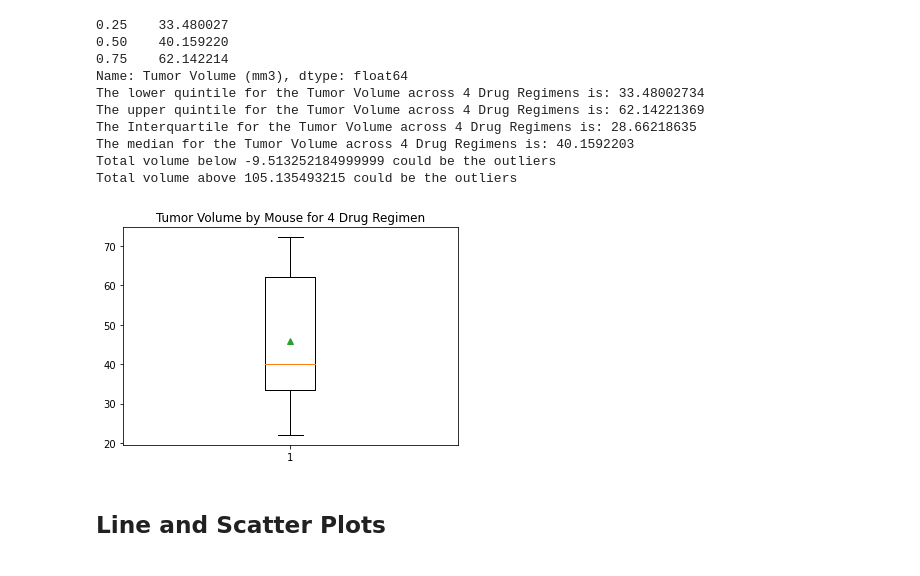
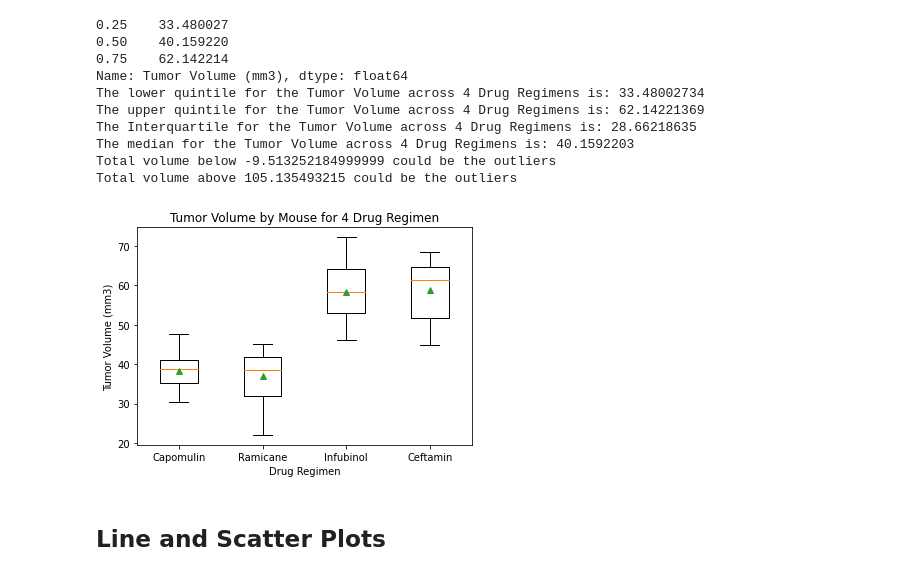
Before and after one commit to tarakp/Data_Analytics, a Jupyter notebook: 05-Matplotlib-Challenge/pymaceuticals_starter.ipynb, the cells around one changed output. Drawn from its saved outputs; the diff is of its cells as text; code cells hidden in the pictures.

```diff
--- a/05-Matplotlib-Challenge/pymaceuticals_starter.ipynb
+++ b/05-Matplotlib-Challenge/pymaceuticals_starter.ipynb
@@ -279,16 +280,60 @@ The Interquartile for the Tumor Volume across 4 Drug Regimens is: 28.66218635
 The median for the Tumor Volume across 4 Drug Regimens is: 40.1592203
 Total volume below -9.513252184999999 could be the outliers
 Total volume above 105.135493215 could be the outliers
-# %%
-## Generate a box plot of the final tumor volume of each mouse across four regimens of interest
-times = scc_45_4_reg_df['Tumor Volume (mm3)']
-times
-fig1, ax1 = plt.subplots()
-ax1.set_title('Tumor Volume by Mouse for 4 Drug Regimen')
-ax1.boxplot(times, showmeans=True)
-plt.show()
-# %% [output]
-[figure, removed]
+# %%
+## Generate a box plot of the final tumor volume of each mouse across four regimens of interest
+# times = scc_45_4_reg_df['Tumor Volume (mm3)']
+# times
+# fig1, ax1 = plt.subplots()
+# ax1.set_title('Tumor Volume by Mouse for 4 Drug Regimen')
+# ax1.boxplot(times, showmeans=True)
+# plt.show()
+
+# scc_4_reg_cap_df = scc_df_drop_duplicate[((scc_df_drop_duplicate['Drug Regimen'] == 'Capomulin') & (scc_df_drop_duplicate['Timepoint'] == 45))].reset_index()
+# scc_4_reg_cap_df
+# scc_4_reg_ram_df = scc_df_drop_duplicate[((scc_df_drop_duplicate['Drug Regimen'] == 'Ramicane') & (scc_df_drop_duplicate['Timepoint'] == 45))].reset_index()
+# scc_4_reg_ram_df
+# # # scc_4_reg_inf_df = scc_df_drop_duplicate[((scc_df_drop_duplicate['Drug Regimen'] == 'Infubinol') & (scc_df_drop_duplicate['Timepoint'] == 45))].reset_index()
+# # # scc_4_reg_inf_df
+# # scc_4_reg_cef_df = scc_df_drop_duplicate[((scc_df_drop_duplicate['Drug Regimen'] == 'Ceftamin') & (scc_df_drop_duplicate['Timepoint'] == 45))].reset_index()
+# # scc_4_reg_cef_df
+
+final_df = scc_df_drop_duplicate[['Mouse ID', 'Drug Regimen', 'Timepoint', 'Age_months', 'Weight (g)', 'Tumor Volume (mm3)']]
+
+scc_4_reg_cap_df = final_df[(final_df['Drug Regimen'] == 'Capomulin')]
+scc_age_cap_df = scc_4_reg_cap_df.groupby(['Age_months']).last()
+scc_age_cap_df
+
+scc_4_reg_ram_df = final_df[(final_df['Drug Regimen'] == 'Ramicane')]
+scc_age_ram_df = scc_4_reg_ram_df.groupby(['Age_months']).last()
+scc_age_ram_df
+
+scc_4_reg_inf_df = final_df[(final_df['Drug Regimen'] == 'Infubinol')]
+scc_age_inf_df = scc_4_reg_inf_df.groupby(['Age_months']).last()
+scc_age_inf_df
+
+scc_4_reg_cef_df = final_df[(final_df['Drug Regimen'] == 'Ceftamin')]
+scc_age_cef_df = scc_4_reg_cef_df.groupby(['Age_months']).last()
+scc_age_cef_df
+
+
+times = {'Capomulin': scc_age_cap_df['Tumor Volume (mm3)'],
+         'Ramicane': scc_age_ram_df['Tumor Volume (mm3)'],
+         'Infubinol': scc_age_inf_df['Tumor Volume (mm3)'],
+         'Ceftamin': scc_age_cef_df['Tumor Volume (mm3)']}
+times
+
+
+
+fig1, ax1 = plt.subplots()
+ax1.set_title('Tumor Volume by Mouse for 4 Drug Regimen')
+ax1.boxplot(times.values(), showmeans=True)
+ax1.set_xticklabels(times.keys())
+ax1.set_ylabel('Tumor Volume (mm3)')
+ax1.set_xlabel('Drug Regimen')
+plt.show()
+# %% [output]
+[figure, added]
 # %% [markdown]
 ## Line and Scatter Plots
 # %%
```
Also changed, not shown: parts of 4 cells of this notebook.
